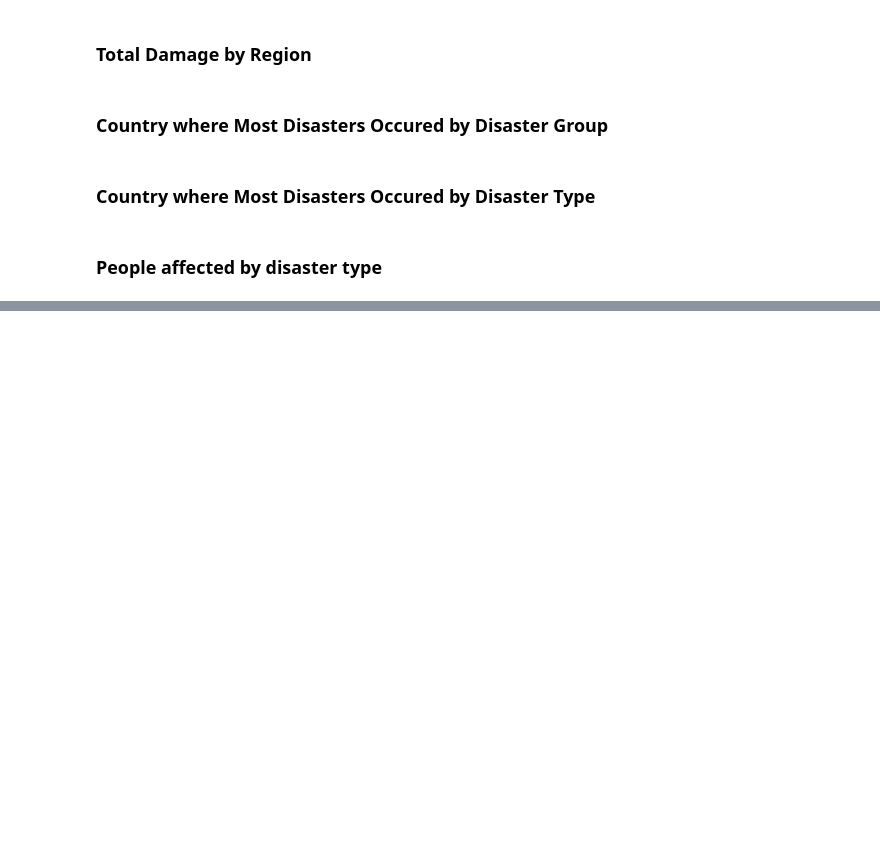
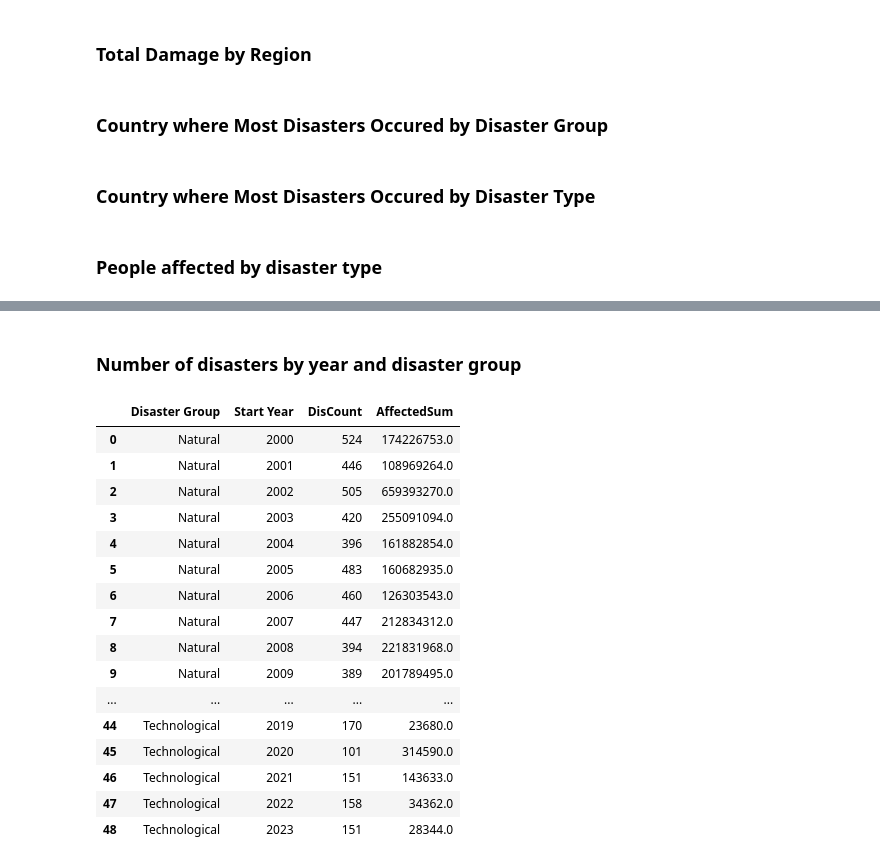
Before and after one commit to Data-Sharks/Disaster-Dataset, a Jupyter notebook: disaster_analysis.ipynb, the cells around one changed output, grey strips where cells are left out. Cells and saved outputs as stored; diff of their text form; code cells hidden in the pictures; blank space fills up the shorter version.

```diff
--- a/disaster_analysis.ipynb
+++ b/disaster_analysis.ipynb
@@ -451,0 +484,30 @@ fig.show()
+# %% [markdown]
+### Number of disasters by year and disaster group
+# %%
+df_disasters_by_groups_and_years = df.groupby(by = ['Disaster Group', 'Start Year']).agg(
+    DisCount=('DisNo.', 'count'),
+    AffectedSum=('Total Affected', 'sum')).reset_index()
+
+df_disasters_by_groups_and_years = df_disasters_by_groups_and_years.loc[df_disasters_by_groups_and_years['Start Year'] != 2024]
+
+df_disasters_by_groups_and_years.to_csv(os.path.join(os.getcwd(),'CSV_files_for_dashboard','df_disasters_by_groups_and_years.csv'))
+
+df_disasters_by_groups_and_years
+# %% [output]
+|  | Disaster Group | Start Year | DisCount | AffectedSum |
+| 0 | Natural | 2000 | 524 | 174226753.0 |
+| 1 | Natural | 2001 | 446 | 108969264.0 |
+| 2 | Natural | 2002 | 505 | 659393270.0 |
+| 3 | Natural | 2003 | 420 | 255091094.0 |
+| 4 | Natural | 2004 | 396 | 161882854.0 |
+| 5 | Natural | 2005 | 483 | 160682935.0 |
+| 6 | Natural | 2006 | 460 | 126303543.0 |
+| 7 | Natural | 2007 | 447 | 212834312.0 |
+| 8 | Natural | 2008 | 394 | 221831968.0 |
+| 9 | Natural | 2009 | 389 | 201789495.0 |
+| ... | ... | ... | ... | ... |
+| 44 | Technological | 2019 | 170 | 23680.0 |
+| 45 | Technological | 2020 | 101 | 314590.0 |
+| 46 | Technological | 2021 | 151 | 143633.0 |
+| 47 | Technological | 2022 | 158 | 34362.0 |
+| 48 | Technological | 2023 | 151 | 28344.0 |
```
Also changed, not shown: parts of 7 cells of this notebook.
